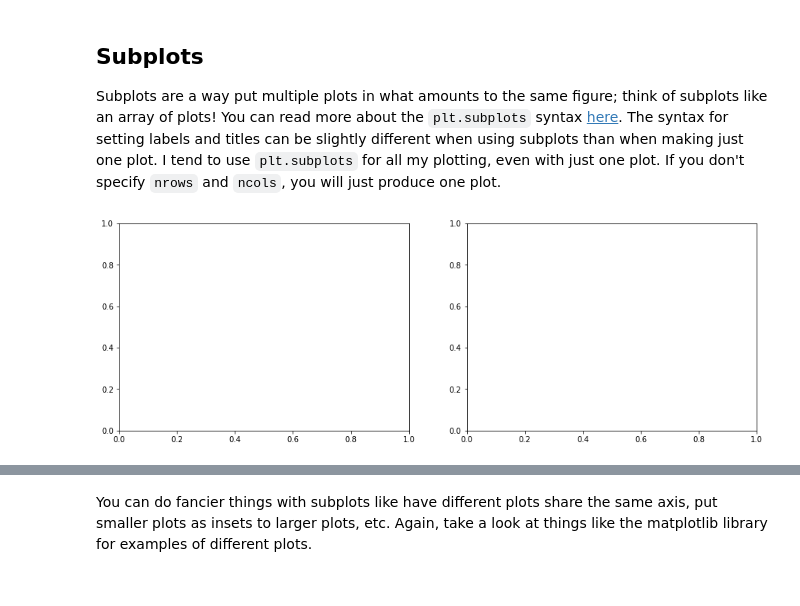
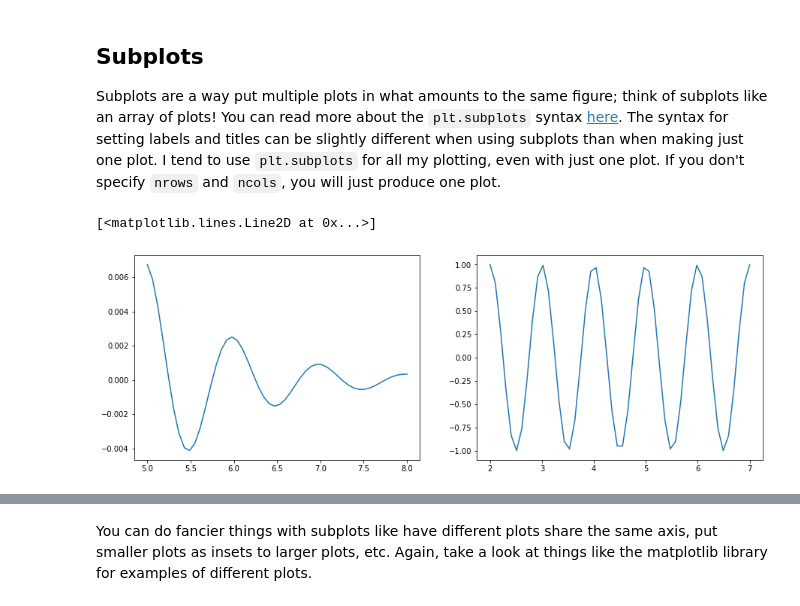
Before and after one commit to EmilyTipton/Intro-to-Research-3190, a Jupyter notebook: lessons/06Tipton.ipynb, the cells around one changed output, grey strips where cells are left out. Saved outputs shown, nothing was run; the diff lists cells and outputs as text; code cells hidden in the pictures.

```diff
--- a/lessons/06Tipton.ipynb
+++ b/lessons/06Tipton.ipynb
@@ -419,25 +454,27 @@ Subplots are a way put multiple plots in what amounts to the same figure; think
 # %%
 #set up a variable for the total figure, and for each subplot axis
 #figsize sets up the size of the total figure. You can play around with these
 # values to see what they do
 # nrows and ncols define the number of rows and columns, respectively
 fig, ax = plt.subplots(nrows=1,ncols=2,figsize=(15,5))
 
 #Define some x and y values for plotting:
-x1 = np.linspace(0.0, 5.0)
-x2 = np.linspace(0.0, 2.0)
+x1 = np.linspace(8, 5.0)
+x2 = np.linspace(7, 2.0)
 
 y1 = np.cos(2 * np.pi * x1) * np.exp(-x1)
 y2 = np.cos(2 * np.pi * x2)
 
 #Plot x1 and y1 on the first axis, ax[0]
-
+ax[0].plot(x1, y1)
 #The syntax for setting x and y labels is slightly different
 #when you're calling it on an individual axis
 
 #Do the same thing for the second axis, ax[1]
+ax[1].plot(x2, y2)
 # %% [output]
+[<matplotlib.lines.Line2D at 0x...>]
-[figure, old version]
+[figure, new version]
 # %%
 #Now create the same two plots, but instead of having them side by side, stack them on top of each other
 
```
Also changed, not shown: parts of 15 cells of this notebook, 1 other file.
